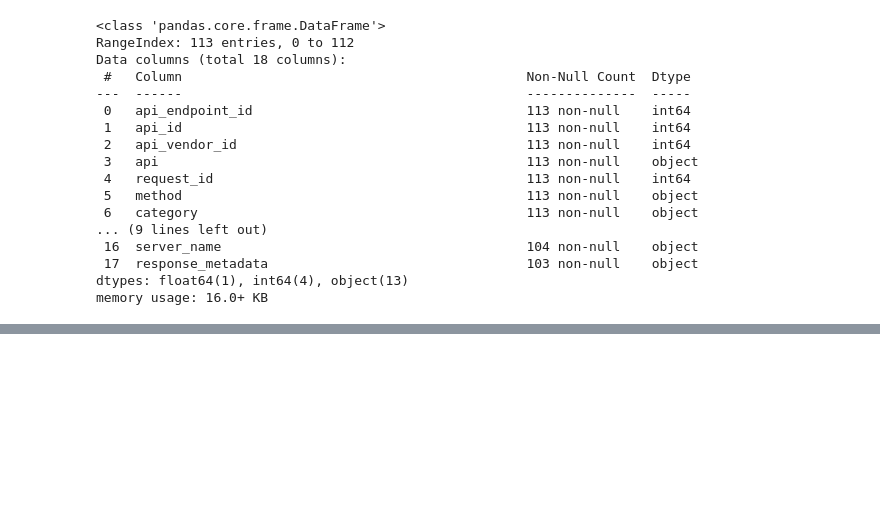
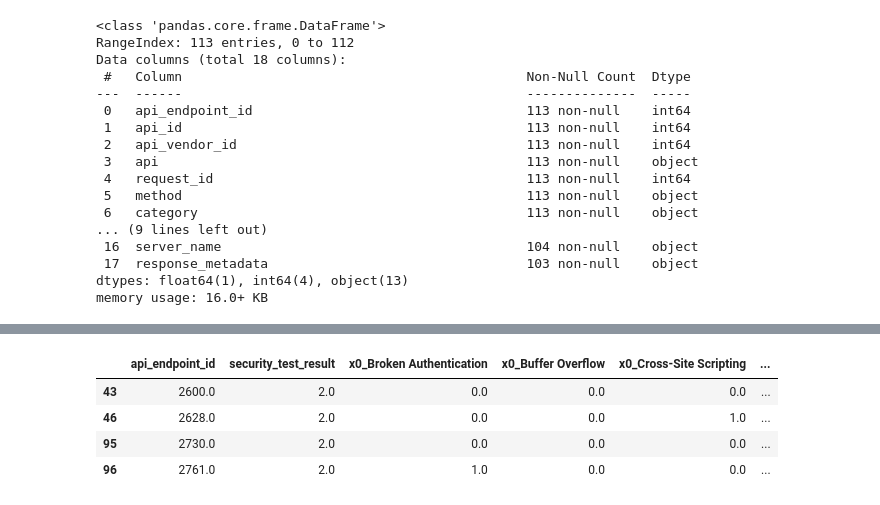
Before and after one commit to teejlab/API-Risk-Assessment-Framework, a Jupyter notebook: eda/eda_security_tests.ipynb, the cells around one changed output, grey strips where cells are left out. Saved outputs shown, nothing was run; the diff lists cells and outputs as text; code cells hidden in the pictures; blank space fills up the shorter version.

Commit message:
feat: preprocessing pipeline with OHE

```diff
--- a/eda/eda_security_tests.ipynb
+++ b/eda/eda_security_tests.ipynb
@@ -269,0 +139,3 @@ create_security_test_features(api_df)
+# %%
+# Transform data using preprocessor
+transformed = preprocessor.fit_transform(security_test_df)
@@ -269,0 +146,6 @@ create_security_test_features(api_df)
+# %%
+# Get column names
+ohe_features = list(preprocessor.named_transformers_['pipeline-2'].named_steps['onehotencoder'].get_feature_names())
+# %%
+feature_names = passthrough_features + ordinal_features + ohe_features
+feature_names
@@ -269,0 +162,12 @@ create_security_test_features(api_df)
+# %%
+# Create dataframe for security test features
+X_transformed = pd.DataFrame(transformed, columns=feature_names)
+# %%
+# Check transformed data
+X_transformed[X_transformed['security_test_result'] == 2.0]
+# %% [output]
+|  | api_endpoint_id | security_test_result | x0_Broken Authentication | x0_Buffer Overflow | x0_Cross-Site Scripting | ... |
+| 43 | 2600.0 | 2.0 | 0.0 | 0.0 | 0.0 | ... |
+| 46 | 2628.0 | 2.0 | 0.0 | 0.0 | 1.0 | ... |
+| 95 | 2730.0 | 2.0 | 0.0 | 0.0 | 0.0 | ... |
+| 96 | 2761.0 | 2.0 | 1.0 | 0.0 | 0.0 | ... |
```
Also changed, not shown: parts of 23 cells of this notebook.
